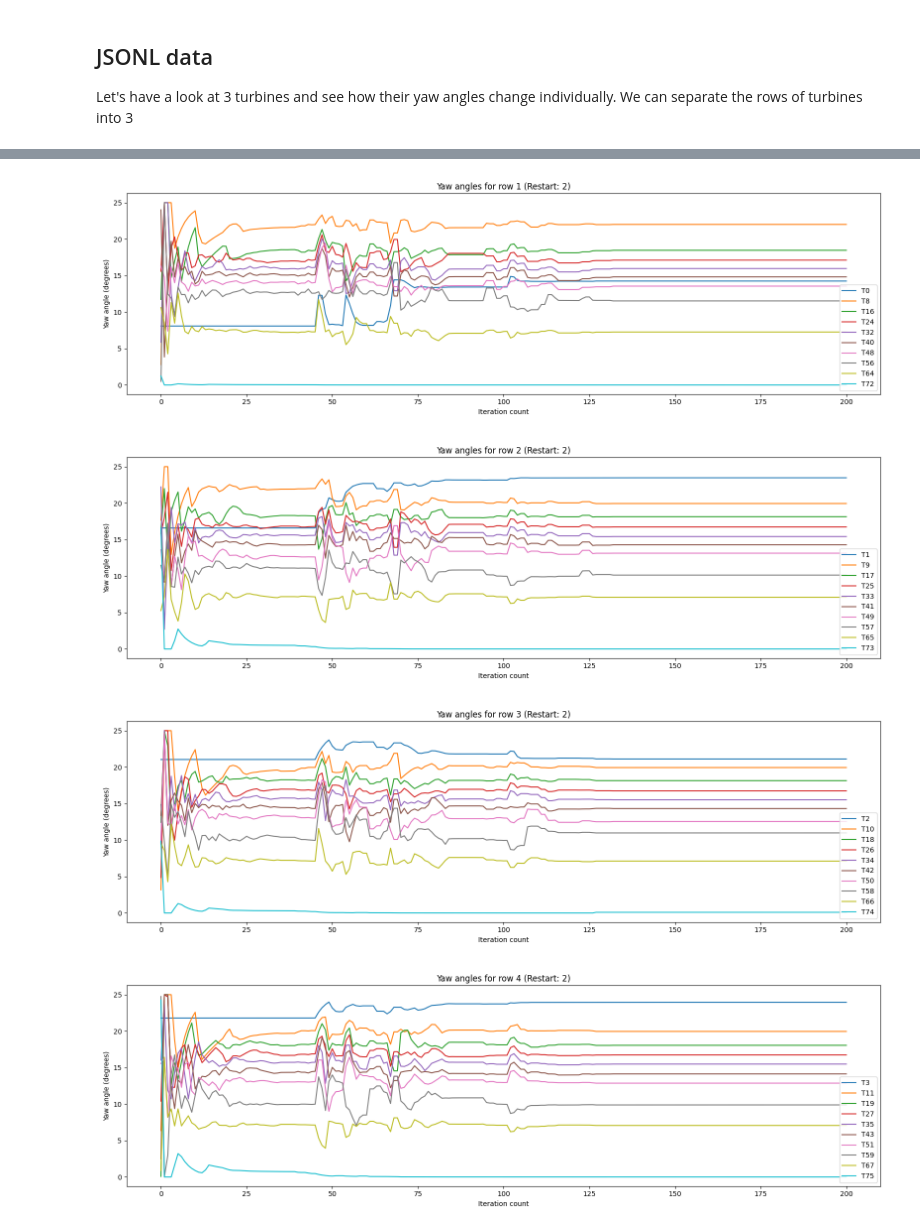
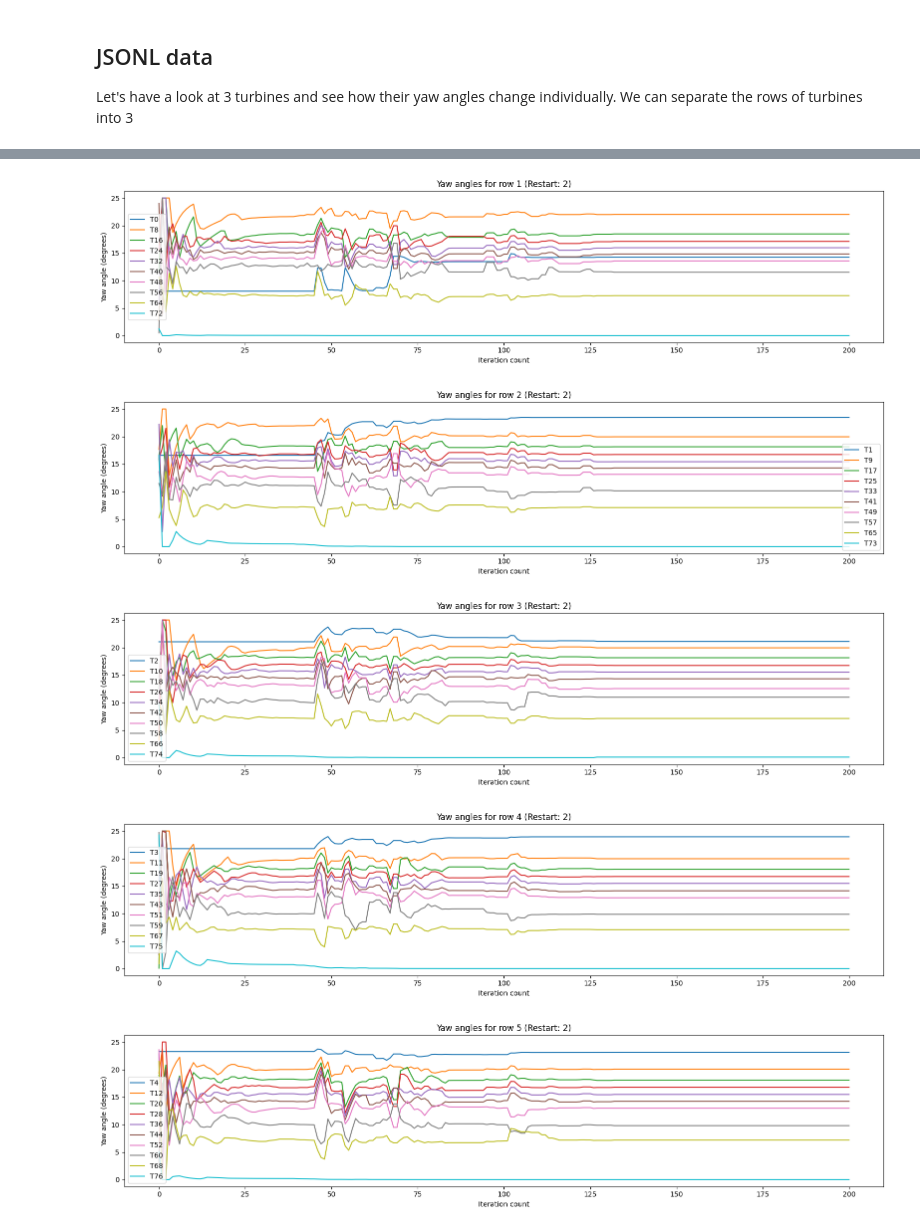
Before and after one commit to Changtze/DiffWake, a Jupyter notebook: results/turbine_analysis.ipynb, the cells around one changed output, grey strips where cells are left out. Drawn from its saved outputs; the diff is of its cells as text; code cells hidden in the pictures.

```diff
--- a/results/turbine_analysis.ipynb
+++ b/results/turbine_analysis.ipynb
@@ -238,37 +221,37 @@ turbine_behaviour(t56, t64, t72)
 # %%
 # Plot showing how yaw angles change for one entire row
-def yaw_angle_per_row(row_number: int,
+def yaw_angle_per_row(opt_yaws: dict,
+                      row_number: int,
                       restart: int):
     if row_number == 0:
         raise ValueError("Please enter a valid row number (1-8)")
 
     match restart:
         case 3:
             start_idx, end_idx = 452, 656
         case 2:
             start_idx, end_idx = 251, 452
         case _:
             start_idx, end_idx = 50, 251
 
 
-    plt.figure(figsize=(16, 5))
+    plt.figure(figsize=(16, 4))
     # 10 turbines per row
     for i in range(10):
-        plt.plot(slsqp_yaws[f"T{(row_number - 1) + (8 * i)}"][start_idx:end_idx], label=f"T{(row_number - 1) + (8 * i)}")
+        plt.plot(opt_yaws[f"T{(row_number - 1) + (8 * i)}"][start_idx:end_idx], label=f"T{(row_number - 1) + (8 * i)}")
 
     plt.xlabel("Iteration count")
     plt.ylabel("Yaw angle (degrees)")
     plt.title(f"Yaw angles for row {row_number} (Restart: {restart})")
     plt.tight_layout()
     plt.legend()
     plt.show()
 
-yaw_angle_per_row(1, 2)
-yaw_angle_per_row(2, 2)
-yaw_angle_per_row(3, 2)
-yaw_angle_per_row(4, 2)
+for i in range(1, 9):
+    yaw_angle_per_row(slsqp_yaws, i, 2)
 # %% [output]
-[figure, old version]
+[figure, new version]
-[figure, old version]
+[figure, new version]
-[figure, old version]
+[figure, new version]
-[figure, old version]
+[figure, new version]
+[figure, added]
```
Also changed, not shown: parts of 19 cells of this notebook, 10 other files.
